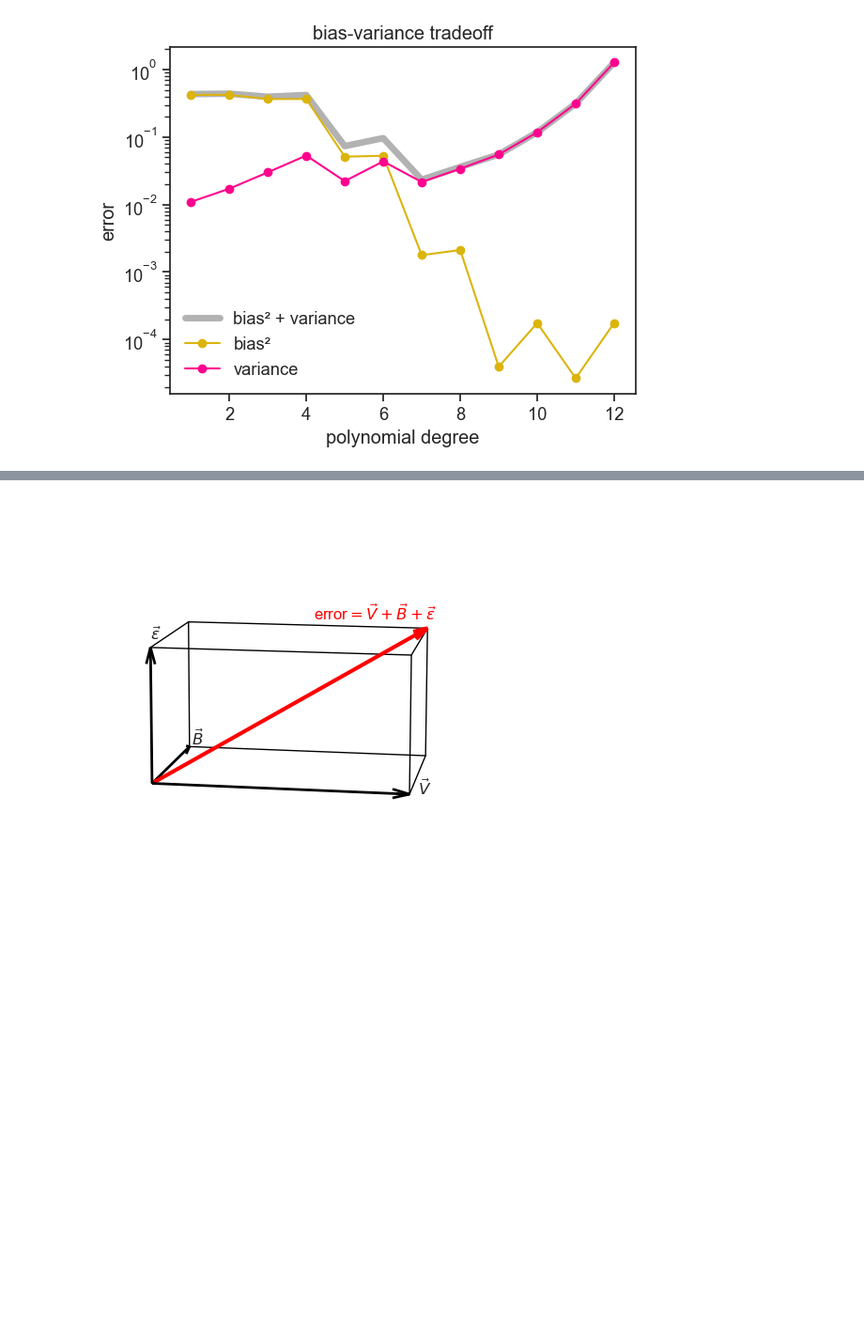
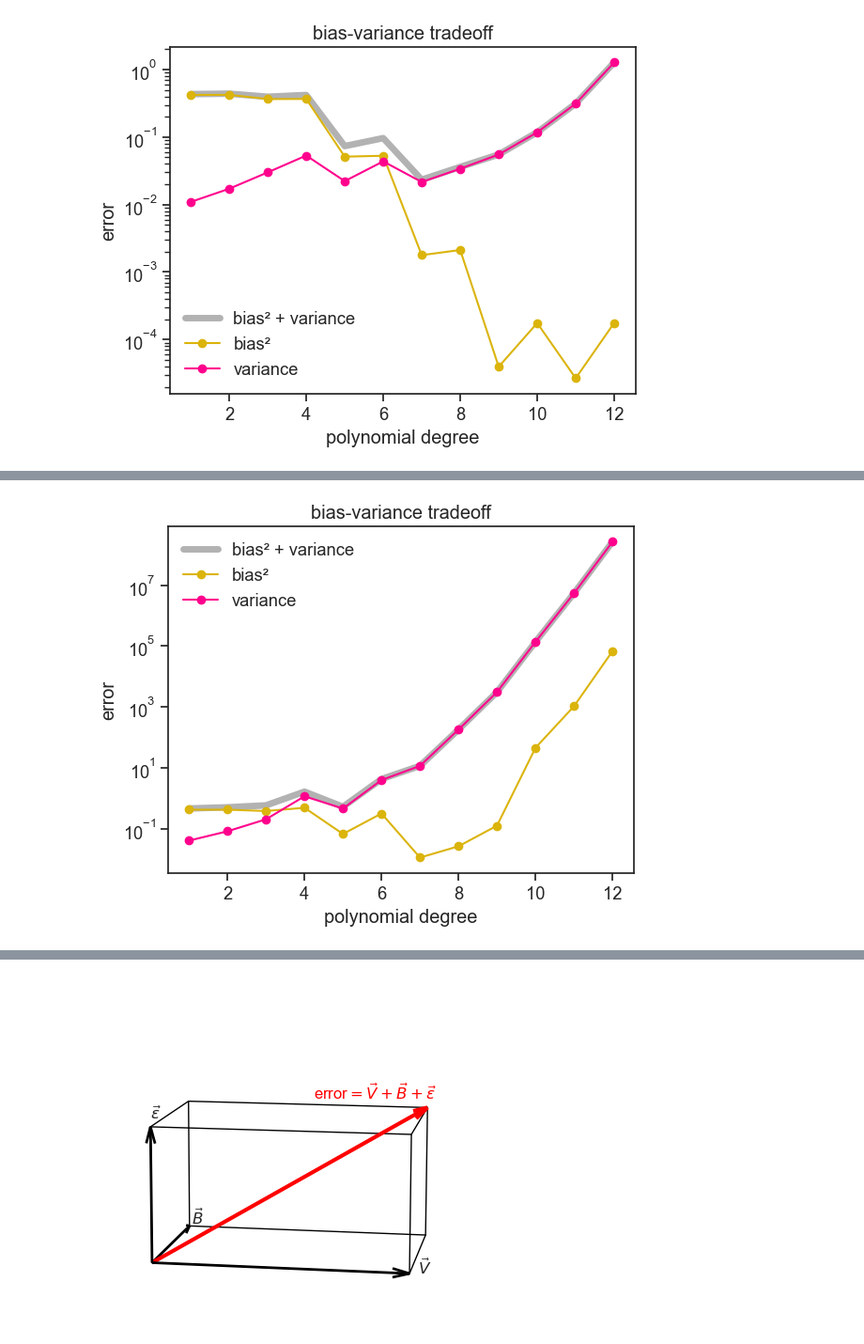
Before and after one commit to yairmau/statistics, a Jupyter notebook: generalization/bias-variance-tradeoff.ipynb, the cells around one changed output, grey strips where cells are left out. Shown at 94% size. Saved outputs shown, nothing was run; the diff lists cells and outputs as text; code cells hidden in the pictures; blank space fills up the shorter version.

Commit message:
bias variance tradeoff small changes and fixes

```diff
--- a/generalization/bias-variance-tradeoff.ipynb
+++ b/generalization/bias-variance-tradeoff.ipynb
@@ -574,0 +626,11 @@ If our aim is to minimize the expected error, we should choose a polynomial degr
+# %%
+#| code-summary: "plot tradeoff"
+fig, ax = plt.subplots()
+ax.plot(degrees, bias2_arr + var_arr, lw=5, alpha=0.3, label="bias² + variance", color='black')
+ax.plot(degrees, bias2_arr, marker="o", label="bias²", color=gold)
+ax.plot(degrees, var_arr, marker="o", label="variance", color=pink)
+ax.set(xlabel="polynomial degree", ylabel="error", title="bias-variance tradeoff")
+ax.set_yscale("log")
+ax.legend(frameon=False);
+# %% [output]
+[figure, added]
```
Also changed, not shown: parts of 13 cells of this notebook, 7 other files.
